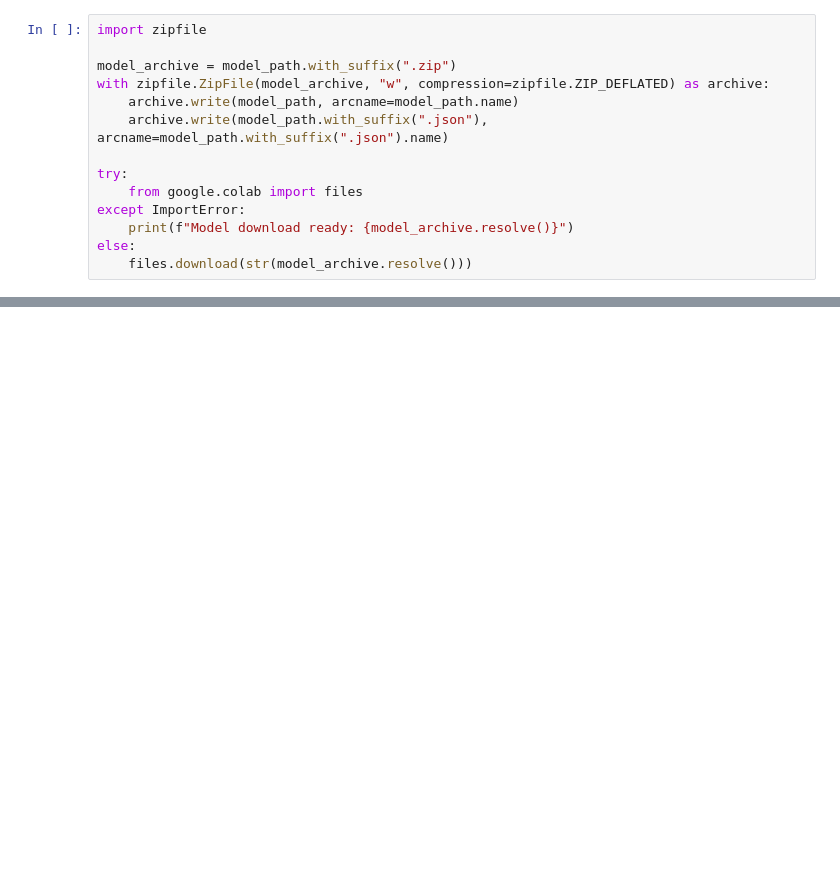
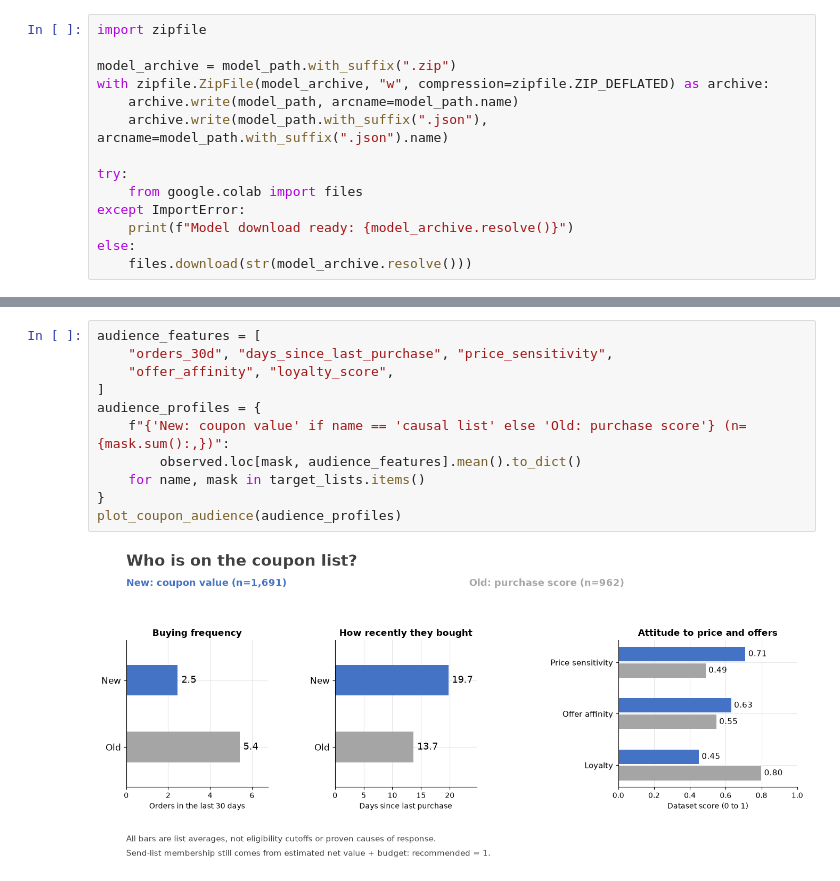
Before and after one commit to tjunjie1408/cafe_lab, a Jupyter notebook: solutions/workshop_answers.ipynb, the cells around one changed output, grey strips where cells are left out. Drawn from its saved outputs; the diff is of its cells as text; blank space fills up the shorter version.

```diff
--- a/solutions/workshop_answers.ipynb
+++ b/solutions/workshop_answers.ipynb
@@ -489,0 +778,13 @@ else:
+# %%
+audience_features = [
+    "orders_30d", "days_since_last_purchase", "price_sensitivity",
+    "offer_affinity", "loyalty_score",
+]
+audience_profiles = {
+    f"{'New: coupon value' if name == 'causal list' else 'Old: purchase score'} (n={mask.sum():,})":
+        observed.loc[mask, audience_features].mean().to_dict()
+    for name, mask in target_lists.items()
+}
+plot_coupon_audience(audience_profiles)
+# %% [output]
+[figure, added]
```
Also changed, not shown: parts of 75 cells of this notebook, 6 other files.
